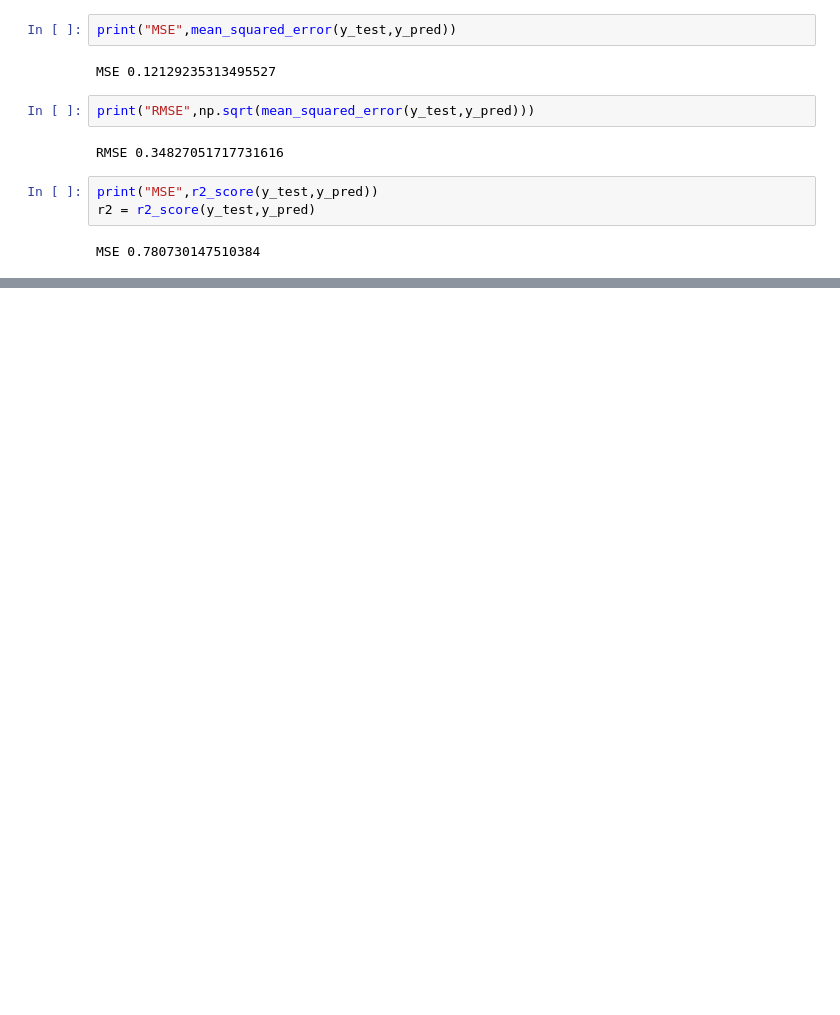
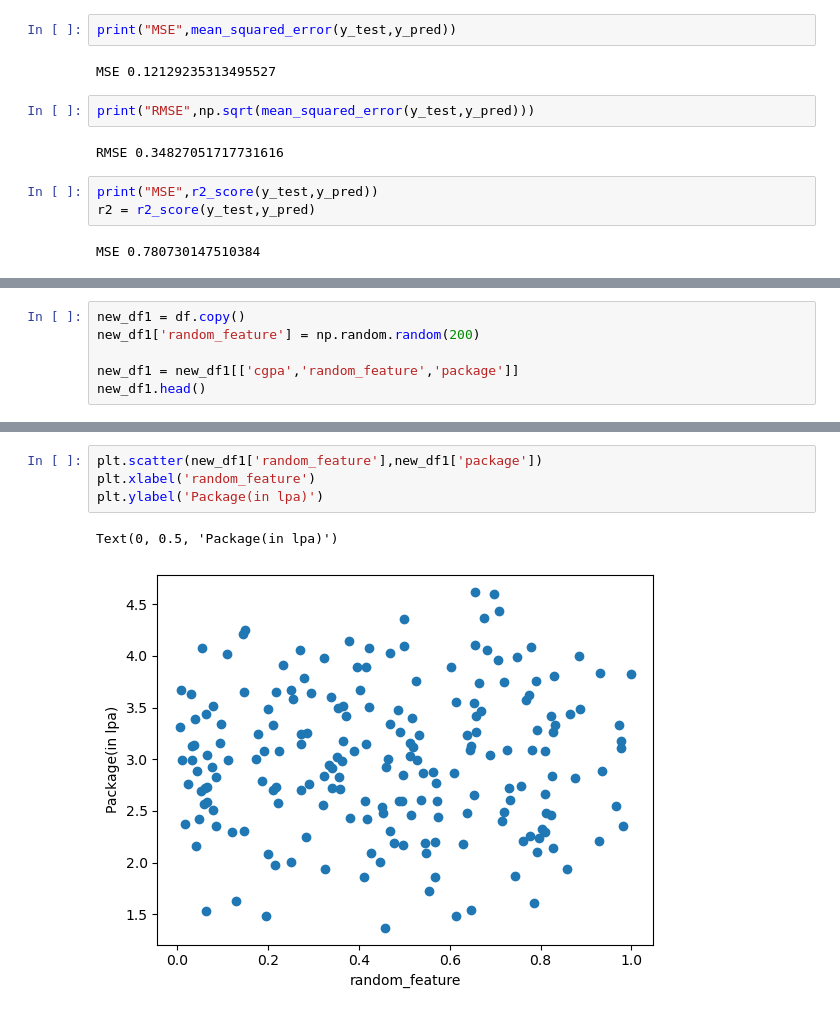
Before and after one commit to ipartzix/AI-ML-ENGINEERING-JOURNEY, a Jupyter notebook: 03_Machine_Learning/03_ML_Algorithms/01_Linear_Models/ Regression_Metrics.ipynb, the cells around one changed output, grey strips where cells are left out. Cells and saved outputs as stored; diff of their text form; blank space fills up the shorter version.

Commit message:
fea(RM): do random feature on it

```diff
--- a/03_Machine_Learning/03_ML_Algorithms/01_Linear_Models/ Regression_Metrics.ipynb
+++ b/03_Machine_Learning/03_ML_Algorithms/01_Linear_Models/ Regression_Metrics.ipynb
@@ -91,0 +99,6 @@ MSE 0.780730147510384
+# %%
+new_df1 = df.copy()
+new_df1['random_feature'] = np.random.random(200)
+
+new_df1 = new_df1[['cgpa','random_feature','package']]
+new_df1.head()
@@ -91,0 +112,7 @@ MSE 0.780730147510384
+# %%
+plt.scatter(new_df1['random_feature'],new_df1['package'])
+plt.xlabel('random_feature')
+plt.ylabel('Package(in lpa)')
+# %% [output]
+Text(0, 0.5, 'Package(in lpa)')
+[figure, added]
```
Also changed, not shown: parts of 3 cells of this notebook.
